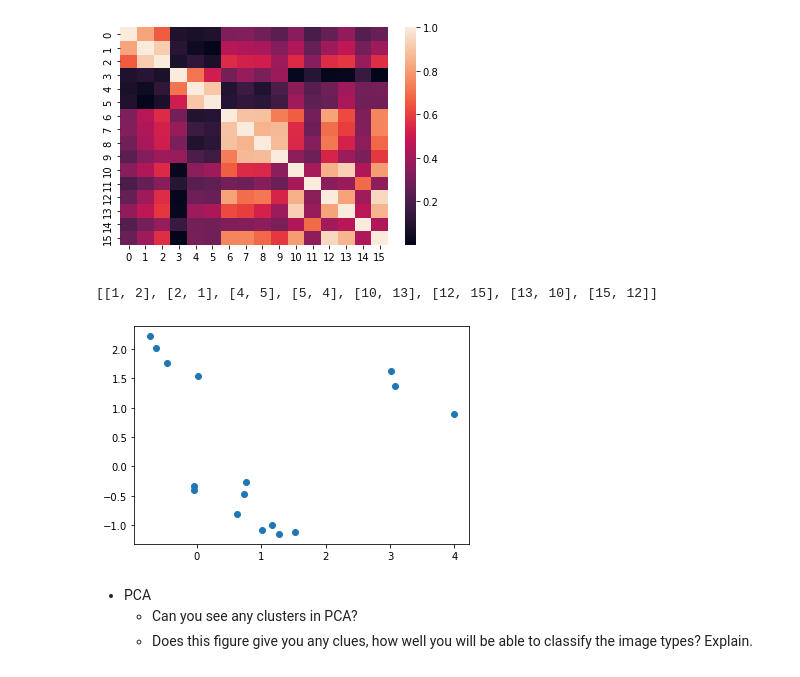
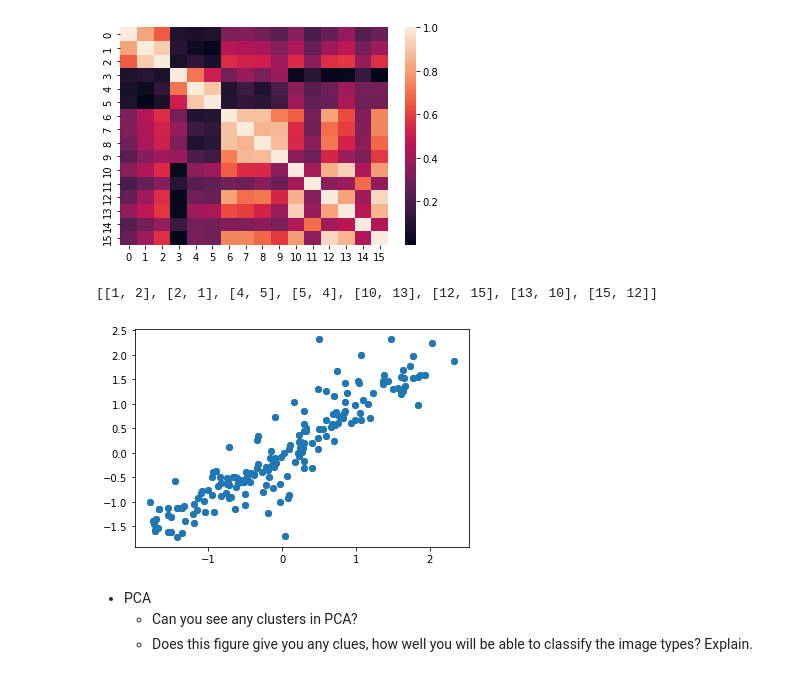
Before and after one commit to Juoksuorava/MLPR22, a Jupyter notebook: MLPR22_exercise.ipynb, the cells around one changed output. Saved outputs shown, nothing was run; the diff lists cells and outputs as text; code cells hidden in the pictures.

```diff
--- a/MLPR22_exercise.ipynb
+++ b/MLPR22_exercise.ipynb
@@ -468,20 +468,20 @@ sns.heatmap(np.abs(feature_correlations))
 # %%
 linear_dependent = []
 for f in range(len(feature_correlations)):
     for g in range(len(feature_correlations[f])):
         if feature_correlations[f][g] > 0.9 and f != g:
             linear_dependent.append([f, g])
 
 cdict = {'pebbles': 'gray', 'sky': 'blue', 'trees': 'green'}
 c = [*map(cdict.get, y)]
 
 print(linear_dependent)
 
-plt.scatter(X_norm[linear_dependent[0][0]], X_norm[linear_dependent[0][1]])
+plt.scatter(X_norm[:, linear_dependent[0][0]], X_norm[:,linear_dependent[0][1]])
 plt.show()
 # %% [output]
 [[1, 2], [2, 1], [4, 5], [5, 4], [10, 13], [12, 15], [13, 10], [15, 12]]
-[figure, old version]
+[figure, new version]
 # %% [markdown]
 
 - PCA
```
